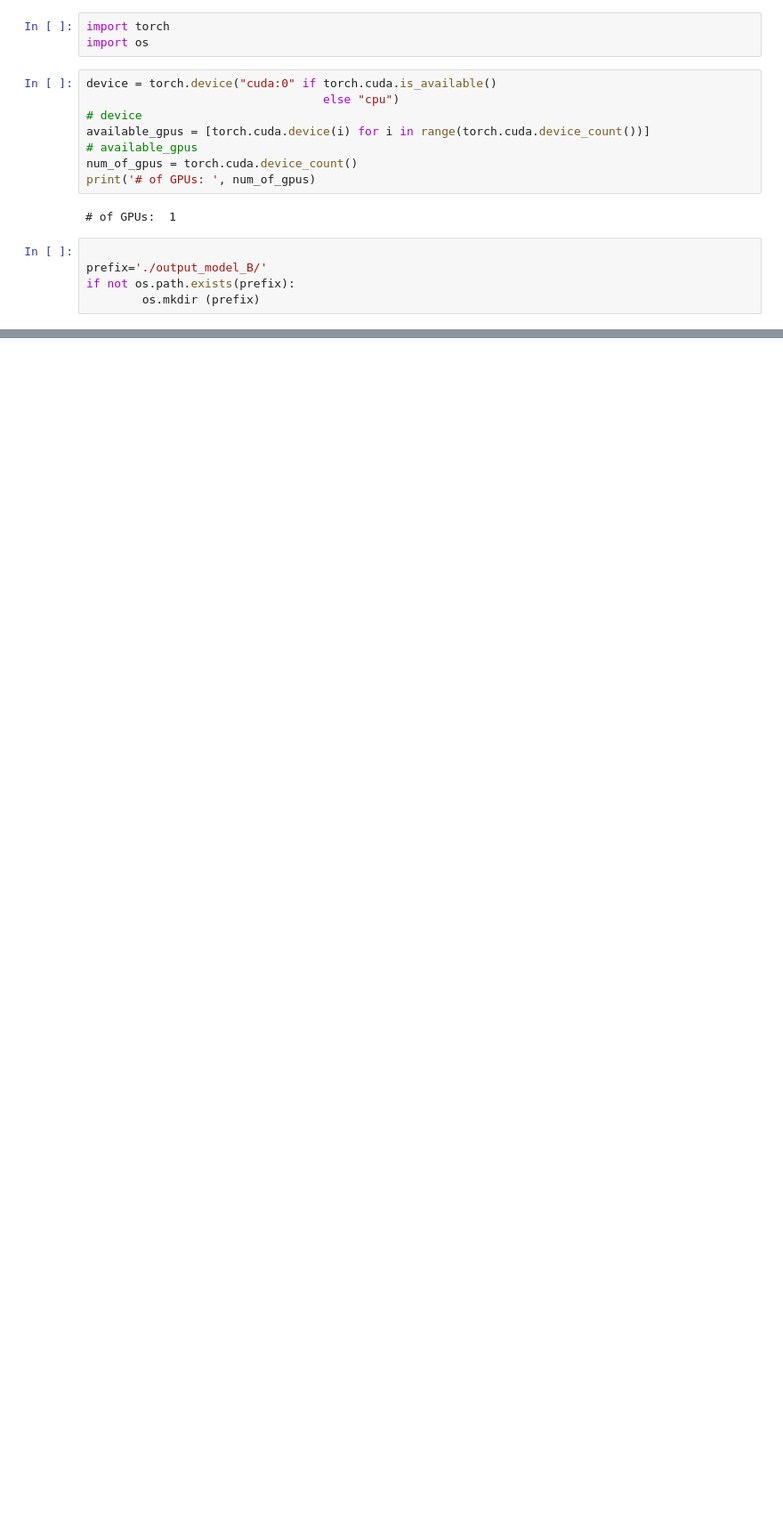
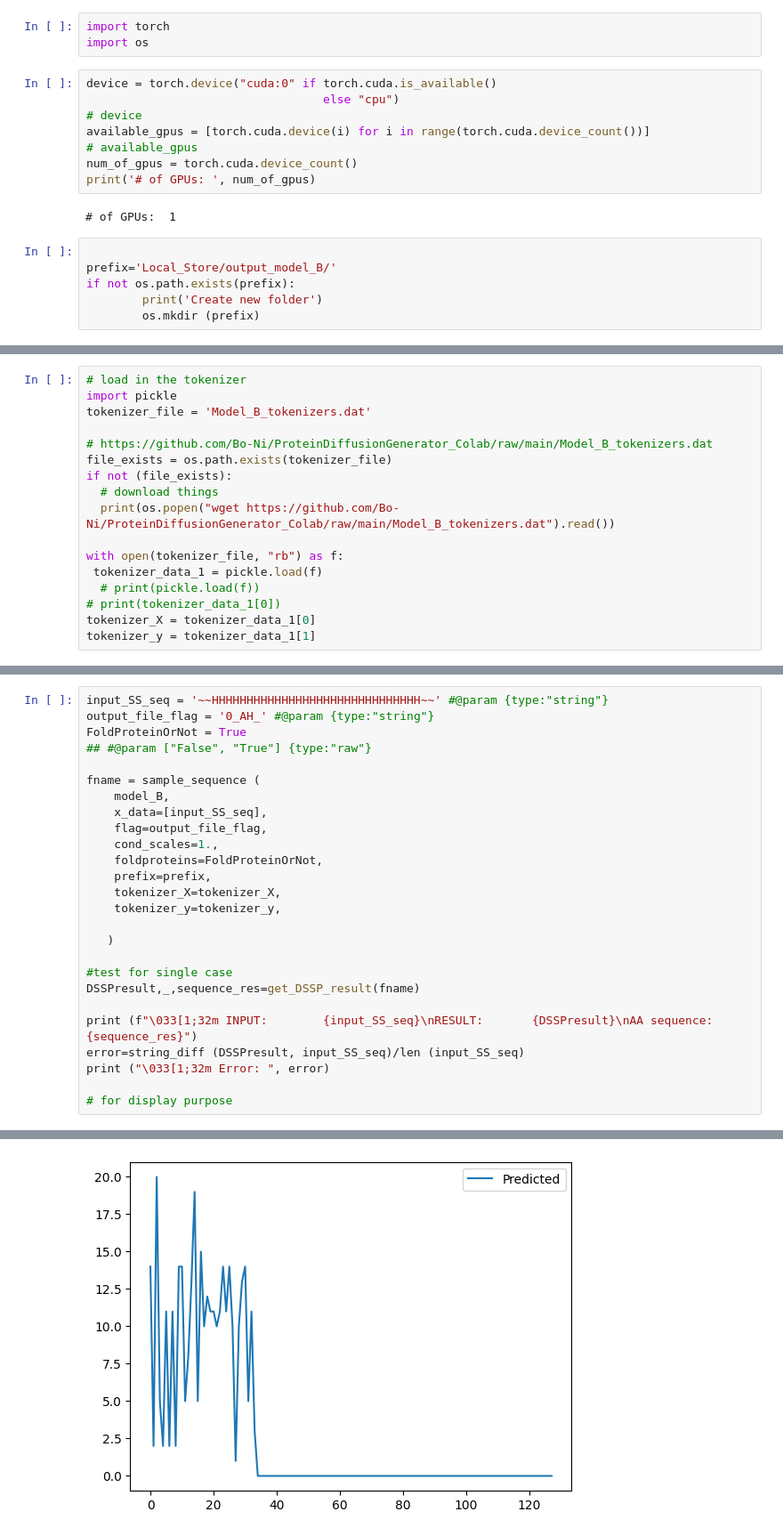
Before and after one commit to Bo-Ni/ProtenDiffusionGenerator_pip, a Jupyter notebook: Model_B.ipynb, the cells around one changed output, grey strips where cells are left out. Shown at 89% size. Cells and saved outputs as stored; diff of their text form; blank space fills up the shorter version.

```diff
--- a/Model_B.ipynb
+++ b/Model_B.ipynb
@@ -22,6 +22,7 @@ print('# of GPUs: ', num_of_gpus)
 # of GPUs:  1
 # %%
 
-prefix='./output_model_B/'
+prefix='Local_Store/output_model_B/'
 if not os.path.exists(prefix):
+        print('Create new folder')
         os.mkdir (prefix)
@@ -27,0 +151,17 @@ if not os.path.exists(prefix):
+# %%
+# load in the tokenizer
+import pickle
+tokenizer_file = 'Model_B_tokenizers.dat'
+
+# https://github.com/Bo-Ni/ProteinDiffusionGenerator_Colab/raw/main/Model_B_tokenizers.dat
+file_exists = os.path.exists(tokenizer_file)
+if not (file_exists):
+  # download things
+  print(os.popen("wget https://github.com/Bo-Ni/ProteinDiffusionGenerator_Colab/raw/main/Model_B_tokenizers.dat").read())
+
+with open(tokenizer_file, "rb") as f:
+ tokenizer_data_1 = pickle.load(f)
+  # print(pickle.load(f))
+# print(tokenizer_data_1[0])
+tokenizer_X = tokenizer_data_1[0]
+tokenizer_y = tokenizer_data_1[1]
@@ -27,0 +172,27 @@ if not os.path.exists(prefix):
+# %%
+input_SS_seq = '~~HHHHHHHHHHHHHHHHHHHHHHHHHHHHHH~~' #@param {type:"string"}
+output_file_flag = '0_AH_' #@param {type:"string"}
+FoldProteinOrNot = True
+## #@param ["False", "True"] {type:"raw"}
+
+fname = sample_sequence (
+    model_B,
+    x_data=[input_SS_seq],
+    flag=output_file_flag,
+    cond_scales=1.,
+    foldproteins=FoldProteinOrNot,
+    prefix=prefix,
+    tokenizer_X=tokenizer_X,
+    tokenizer_y=tokenizer_y,
+
+   )
+
+#test for single case
+DSSPresult,_,sequence_res=get_DSSP_result(fname)
+
+print (f"\033[1;32m INPUT:        {input_SS_seq}\nRESULT:       {DSSPresult}\nAA sequence:  {sequence_res}")
+error=string_diff (DSSPresult, input_SS_seq)/len (input_SS_seq)
+print ("\033[1;32m Error: ", error)
+
+# for display purpose
+# %% [output]
@@ -27,0 +216 @@ if not os.path.exists(prefix):
+[figure, added]
```
Also changed, not shown: parts of 12 cells of this notebook, 7 other files.
